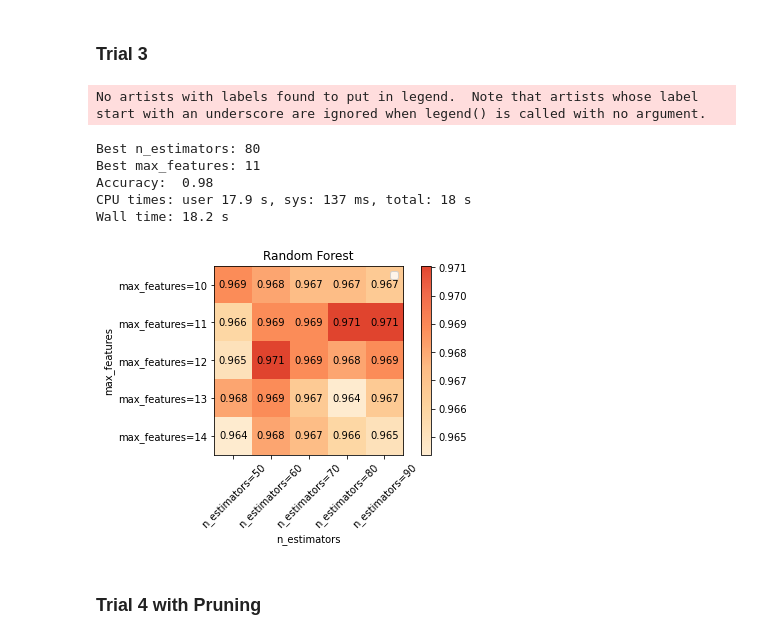
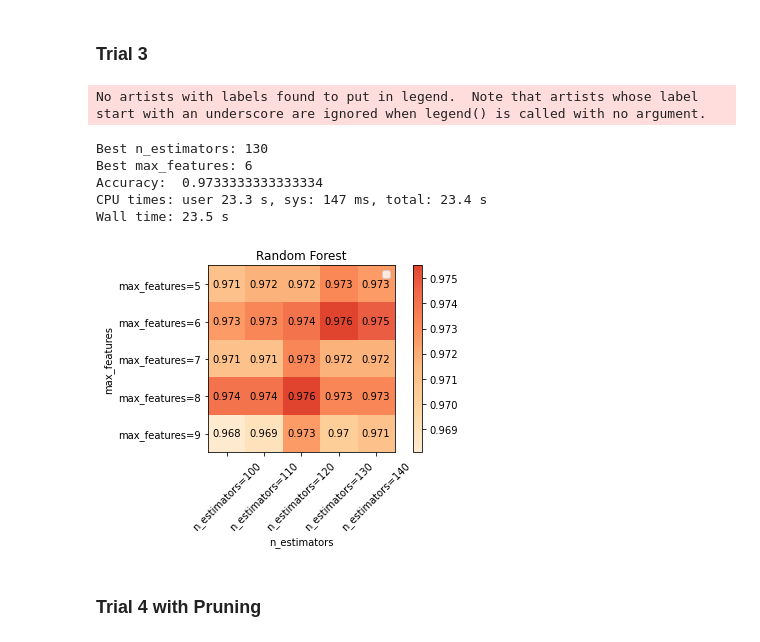
Before and after one commit to jasonmrimer/cse590-machine-learning, a Jupyter notebook: midterm/problem 4 random forest.ipynb, the cells around one changed output. Drawn from its saved outputs; the diff is of its cells as text; code cells hidden in the pictures.

```diff
--- a/midterm/problem 4 random forest.ipynb
+++ b/midterm/problem 4 random forest.ipynb
@@ -142,19 +157,19 @@ Wall time: 13.1 s
 # %%
 np.random.seed(42)
 
-n_estimators = np.linspace(50, 90, 5, dtype=int)
-max_features = np.linspace(10, 14, 5, dtype=int)
+n_estimators = np.linspace(100, 140, 5, dtype=int)
+max_features = np.linspace(5, 9, 5, dtype=int)
 
-grid_search = % time grid_search_random_forest( n_estimators, max_features )
-graph_grid_search_random_forest(grid_search)
+grid_search_t3 = %time grid_search_random_forest( n_estimators, max_features )
+graph_grid_search_random_forest(grid_search_t3)
 # %% [output]
 No artists with labels found to put in legend.  Note that artists whose label start with an underscore are ignored when legend() is called with no argument.
-Best n_estimators: 80
-Best max_features: 11
-Accuracy:  0.98
-CPU times: user 17.9 s, sys: 137 ms, total: 18 s
-Wall time: 18.2 s
+Best n_estimators: 130
+Best max_features: 6
+Accuracy:  0.9733333333333334
+CPU times: user 23.3 s, sys: 147 ms, total: 23.4 s
+Wall time: 23.5 s
-[figure, old version]
+[figure, new version]
 # %% [markdown]
 ### Trial 4 with Pruning
 # %%
```
Also changed, not shown: parts of 7 cells of this notebook, 1 other file.
